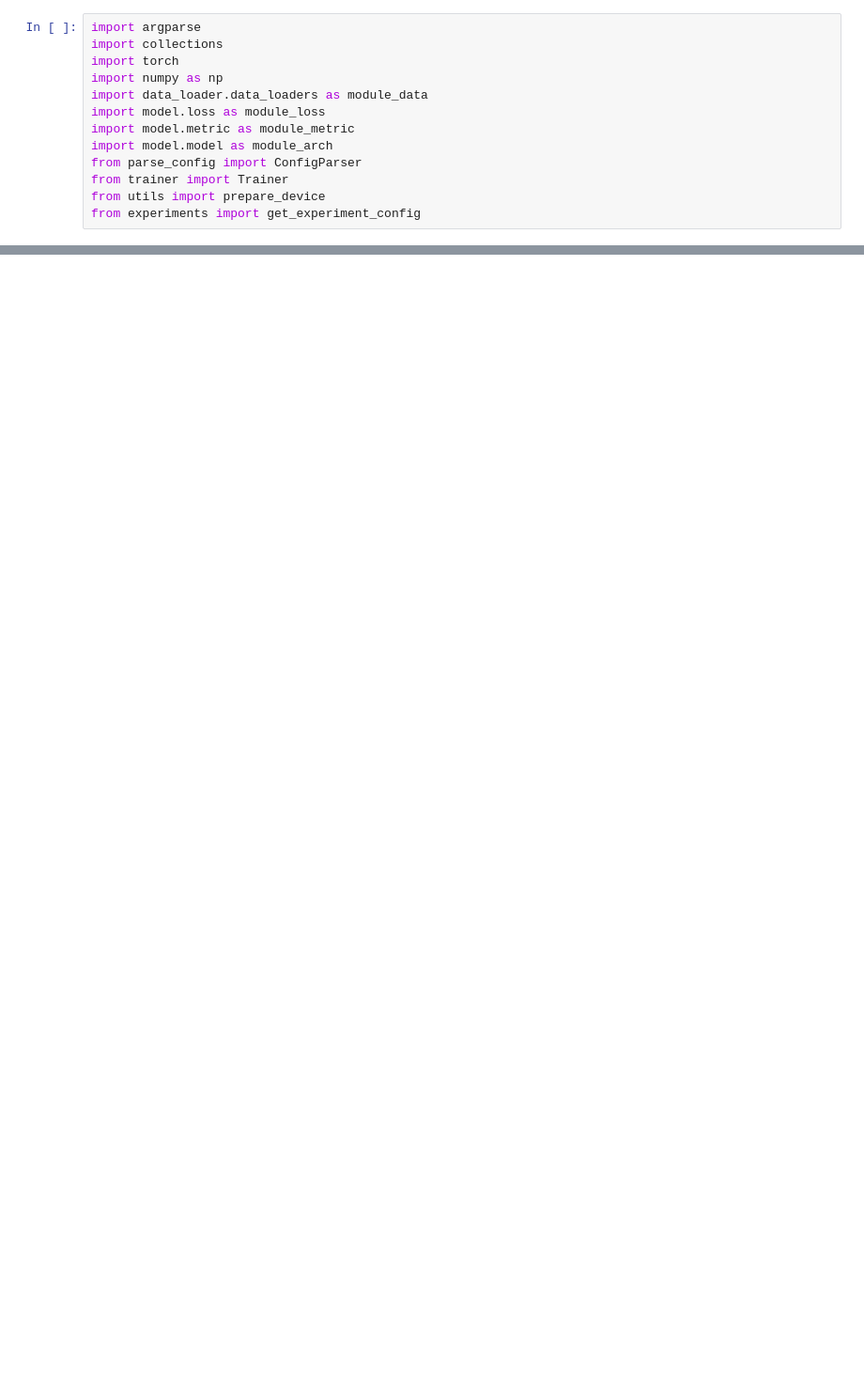
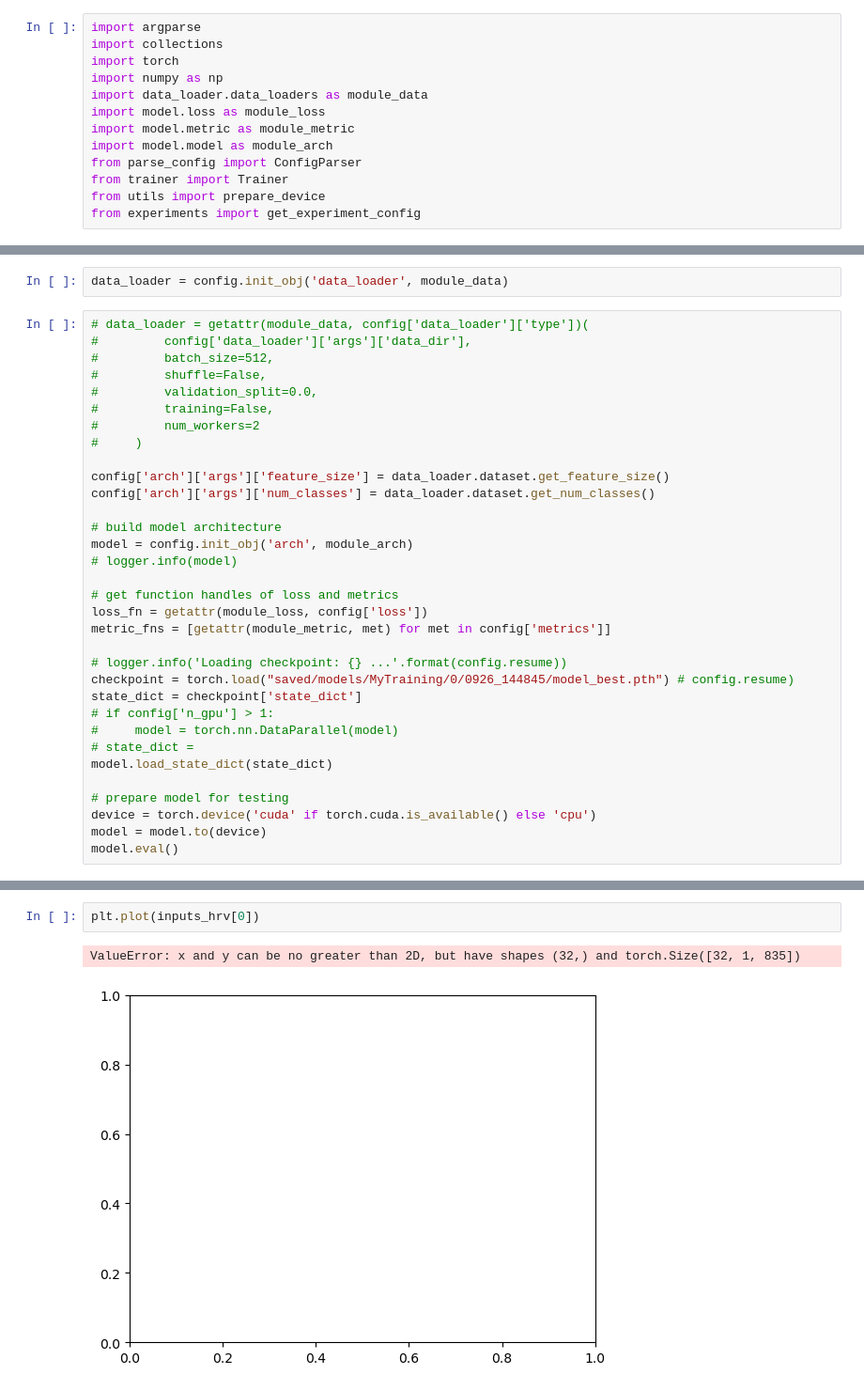
Before and after one commit to AntN21/pytorch-template, a Jupyter notebook: vizualization.ipynb, the cells around one changed output, grey strips where cells are left out. Shown at 94% size. Drawn from its saved outputs; the diff is of its cells as text; blank space fills up the shorter version.

```diff
--- a/vizualization.ipynb
+++ b/vizualization.ipynb
@@ -31,0 +54,35 @@ AttributeError: 'Namespace' object has no attribute 'parse_args'
+# %%
+data_loader = config.init_obj('data_loader', module_data)
+# %%
+# data_loader = getattr(module_data, config['data_loader']['type'])(
+#         config['data_loader']['args']['data_dir'],
+#         batch_size=512,
+#         shuffle=False,
+#         validation_split=0.0,
+#         training=False,
+#         num_workers=2
+#     )
+
+config['arch']['args']['feature_size'] = data_loader.dataset.get_feature_size()
+config['arch']['args']['num_classes'] = data_loader.dataset.get_num_classes()
+
+# build model architecture
+model = config.init_obj('arch', module_arch)
+# logger.info(model)
+
+# get function handles of loss and metrics
+loss_fn = getattr(module_loss, config['loss'])
+metric_fns = [getattr(module_metric, met) for met in config['metrics']]
+
+# logger.info('Loading checkpoint: {} ...'.format(config.resume))
+checkpoint = torch.load("saved/models/MyTraining/0/0926_144845/model_best.pth") # config.resume)
+state_dict = checkpoint['state_dict']
+# if config['n_gpu'] > 1:
+#     model = torch.nn.DataParallel(model)
+# state_dict =
+model.load_state_dict(state_dict)
+
+# prepare model for testing
+device = torch.device('cuda' if torch.cuda.is_available() else 'cpu')
+model = model.to(device)
+model.eval()
@@ -31,0 +207,5 @@ AttributeError: 'Namespace' object has no attribute 'parse_args'
+# %%
+plt.plot(inputs_hrv[0])
+# %% [output]
+ValueError: x and y can be no greater than 2D, but have shapes (32,) and torch.Size([32, 1, 835])
+[figure, added]
```
Also changed, not shown: parts of 25 cells of this notebook.
